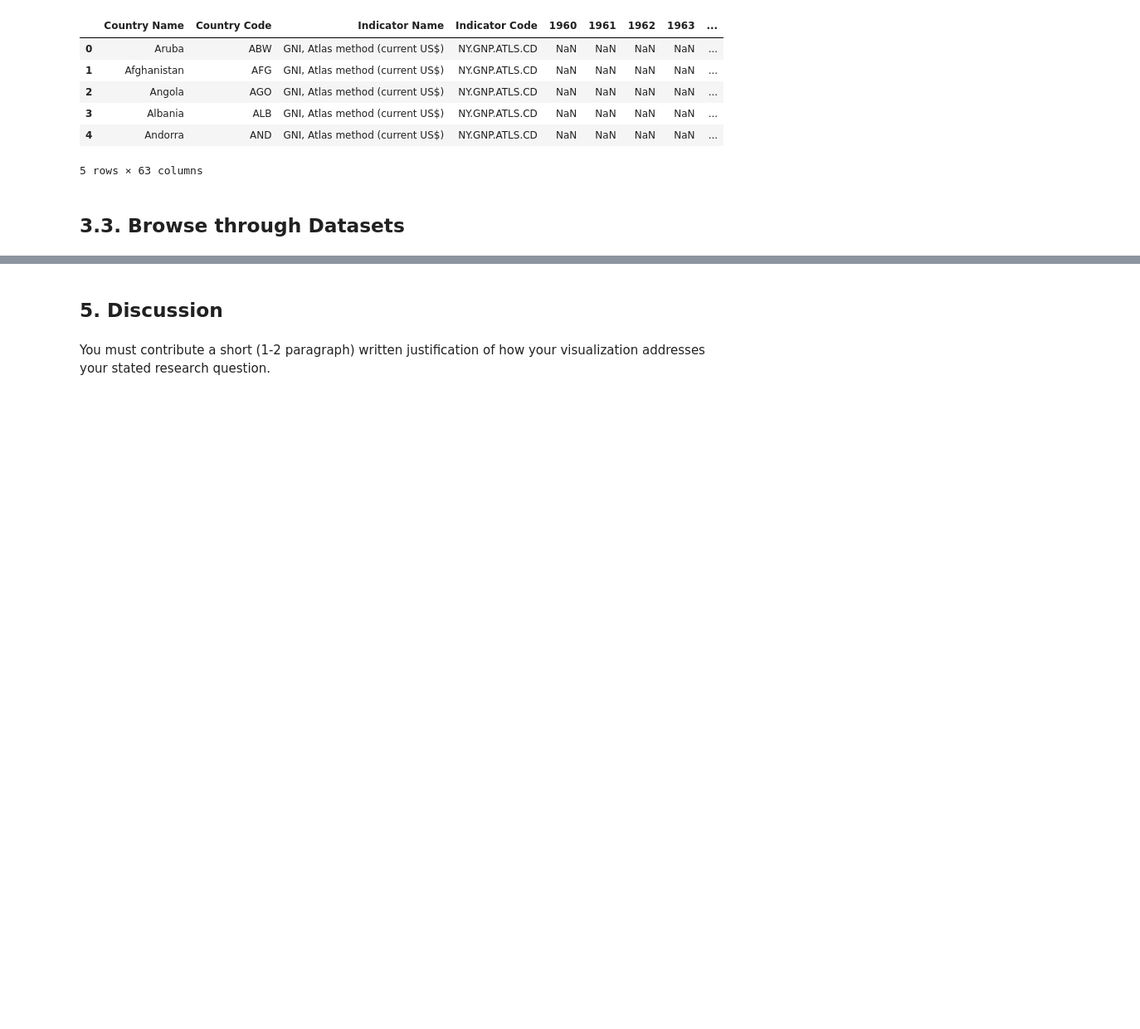
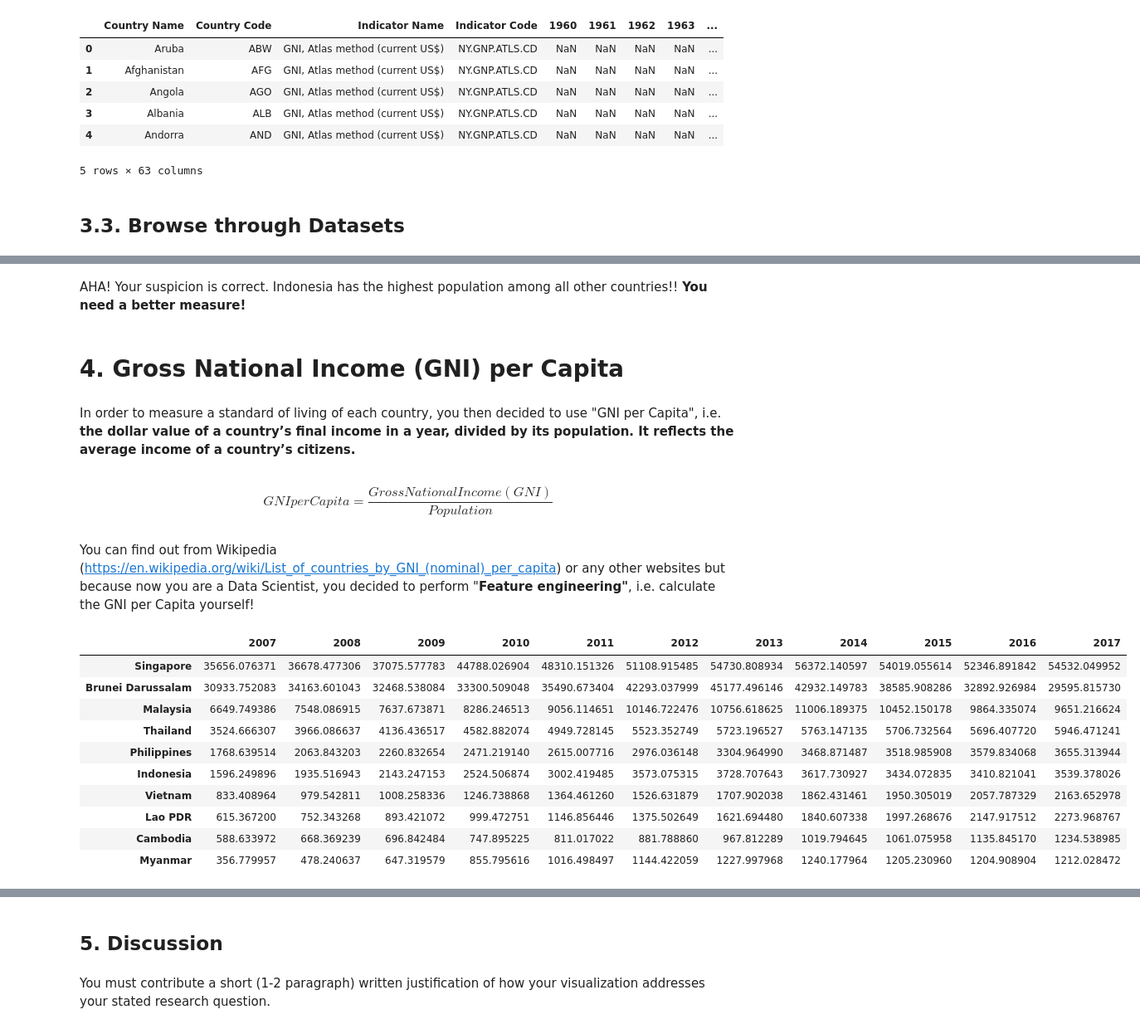
Before and after one commit to andriyantohalim/AppliedDataScienceMichigan, a Jupyter notebook: Assg4.ipynb, the cells around one changed output, grey strips where cells are left out. Shown at 83% size. Cells and saved outputs as stored; diff of their text form; code cells hidden in the pictures; blank space fills up the shorter version.

```diff
--- a/Assg4.ipynb
+++ b/Assg4.ipynb
@@ -52,5 +58,5 @@ df_GNI.head()
 # %%
-a = np.where(df_GNI['Country Name'].str.contains("Singapore"))
-
-a
+for country in ASEAN:
+    idx = np.where(df_GNI['Country Name'].str.contains(country))
+    print(df_GNI.loc[idx]["Country Name"])
 # %% [output]
@@ -179,0 +205,29 @@ import matplotlib.pyplot as plt
+# %% [markdown]
+AHA! Your suspicion is correct. Indonesia has the highest population among all other countries!! **You need a better measure!**
+# %% [markdown]
+# 4. Gross National Income (GNI) per Capita
+# %% [markdown]
+In order to measure a standard of living of each country, you then decided to use "GNI per Capita", i.e. __the dollar value of a country’s final income in a year, divided by its population. It reflects the average income of a country’s citizens.__
+# %% [markdown]
+\begin{equation*}
+GNI per Capita =
+\frac{Gross National Income (GNI)}{Population}
+\end{equation*}
+# %% [markdown]
+You can find out from Wikipedia (https://en.wikipedia.org/wiki/List_of_countries_by_GNI_(nominal)_per_capita) or any other websites but because now you are a Data Scientist, you decided to perform "**Feature engineering"**, i.e. calculate the GNI per Capita yourself!
+# %%
+df_GNIperCap_ASEAN = pd.DataFrame(df_GNI_ASEAN.loc[:, "2007":"2017"]/df_POP_ASEAN.loc[:, "2007":"2017"])
+
+df_GNIperCap_ASEAN
+# %% [output]
+|  | 2007 | 2008 | 2009 | 2010 | 2011 | 2012 | 2013 | 2014 | 2015 | 2016 | 2017 |
+| Singapore | 35656.076371 | 36678.477306 | 37075.577783 | 44788.026904 | 48310.151326 | 51108.915485 | 54730.808934 | 56372.140597 | 54019.055614 | 52346.891842 | 54532.049952 |
+| Brunei Darussalam | 30933.752083 | 34163.601043 | 32468.538084 | 33300.509048 | 35490.673404 | 42293.037999 | 45177.496146 | 42932.149783 | 38585.908286 | 32892.926984 | 29595.815730 |
+| Malaysia | 6649.749386 | 7548.086915 | 7637.673871 | 8286.246513 | 9056.114651 | 10146.722476 | 10756.618625 | 11006.189375 | 10452.150178 | 9864.335074 | 9651.216624 |
+| Thailand | 3524.666307 | 3966.086637 | 4136.436517 | 4582.882074 | 4949.728145 | 5523.352749 | 5723.196527 | 5763.147135 | 5706.732564 | 5696.407720 | 5946.471241 |
+| Philippines | 1768.639514 | 2063.843203 | 2260.832654 | 2471.219140 | 2615.007716 | 2976.036148 | 3304.964990 | 3468.871487 | 3518.985908 | 3579.834068 | 3655.313944 |
+| Indonesia | 1596.249896 | 1935.516943 | 2143.247153 | 2524.506874 | 3002.419485 | 3573.075315 | 3728.707643 | 3617.730927 | 3434.072835 | 3410.821041 | 3539.378026 |
+| Vietnam | 833.408964 | 979.542811 | 1008.258336 | 1246.738868 | 1364.461260 | 1526.631879 | 1707.902038 | 1862.431461 | 1950.305019 | 2057.787329 | 2163.652978 |
+| Lao PDR | 615.367200 | 752.343268 | 893.421072 | 999.472751 | 1146.856446 | 1375.502649 | 1621.694480 | 1840.607338 | 1997.268676 | 2147.917512 | 2273.968767 |
+| Cambodia | 588.633972 | 668.369239 | 696.842484 | 747.895225 | 811.017022 | 881.788860 | 967.812289 | 1019.794645 | 1061.075958 | 1135.845170 | 1234.538985 |
+| Myanmar | 356.779957 | 478.240637 | 647.319579 | 855.795616 | 1016.498497 | 1144.422059 | 1227.997968 | 1240.177964 | 1205.230960 | 1204.908904 | 1212.028472 |
```
Also changed, not shown: parts of 71 cells of this notebook.
